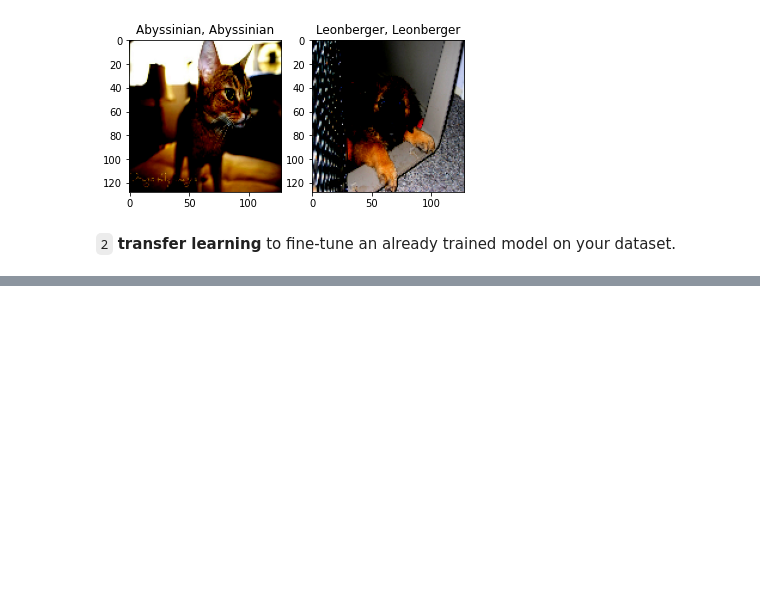
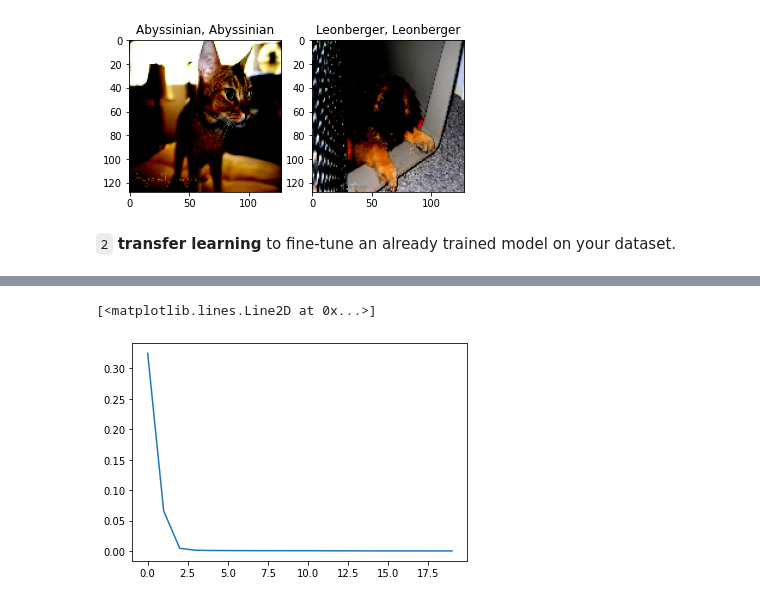
Before and after one commit to Catalin-web/CVADL, a Jupyter notebook: LabsSolved/Lab3/Excersise.ipynb, the cells around one changed output, grey strips where cells are left out. Drawn from its saved outputs; the diff is of its cells as text; code cells hidden in the pictures; blank space fills up the shorter version.

```diff
--- a/LabsSolved/Lab3/Excersise.ipynb
+++ b/LabsSolved/Lab3/Excersise.ipynb
@@ -410,27 +452,29 @@ pretrained_model.to(device)
 # %%
-loss_values = []
-# loss_values = torch.load("pretrained_model.torch")
-# pretrained_model = torch.load("loss_values_pretrained.torch")
+loss_values = torch.load("loss_values_pretrained.torch")
+pretrained_model = torch.load("pretrained_model.torch")
 optimizer = torch.optim.SGD(pretrained_model.parameters(), lr=learning_rate)
 scheduler = torch.optim.lr_scheduler.ExponentialLR(optimizer, gamma=0.8)
 
 optimizer = torch.optim.SGD(pretrained_model.parameters(), lr=learning_rate, weight_decay=weight_decay, momentum=0.9)
 scheduler = torch.optim.lr_scheduler.ExponentialLR(optimizer, gamma=0.8)
 epochs = tqdm.tqdm(range(number_of_epochs), desc="Epochs")
 for _ in epochs:
     running_loss = 0.0
     for images, labels in training_loader:
         outputs = pretrained_model(images)
         loss = loss_function(outputs, labels)
         optimizer.zero_grad()
         loss.backward()
         optimizer.step()
         running_loss =+ loss.detach().item() * images.size(0)
     loss_values.append(running_loss/len(training_loader))
     scheduler.step()
 torch.save(pretrained_model, "pretrained_model.torch")
 torch.save(loss_values, "loss_values_pretrained.torch")
 plt.plot(loss_values)
+# %% [output]
+[<matplotlib.lines.Line2D at 0x...>]
+[figure, added]
 # %%
 pretrained_model = torch.load("pretrained_model.torch")
 with torch.no_grad():
```
Also changed, not shown: parts of 13 cells of this notebook, 1 other file.
